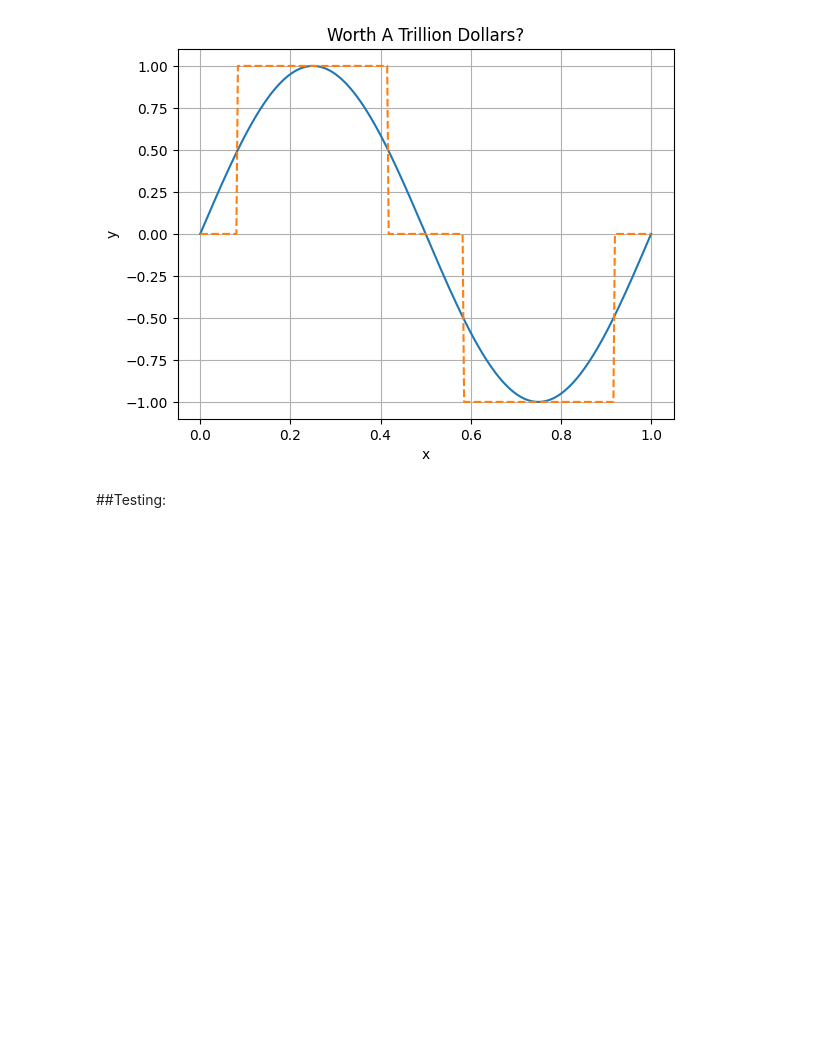
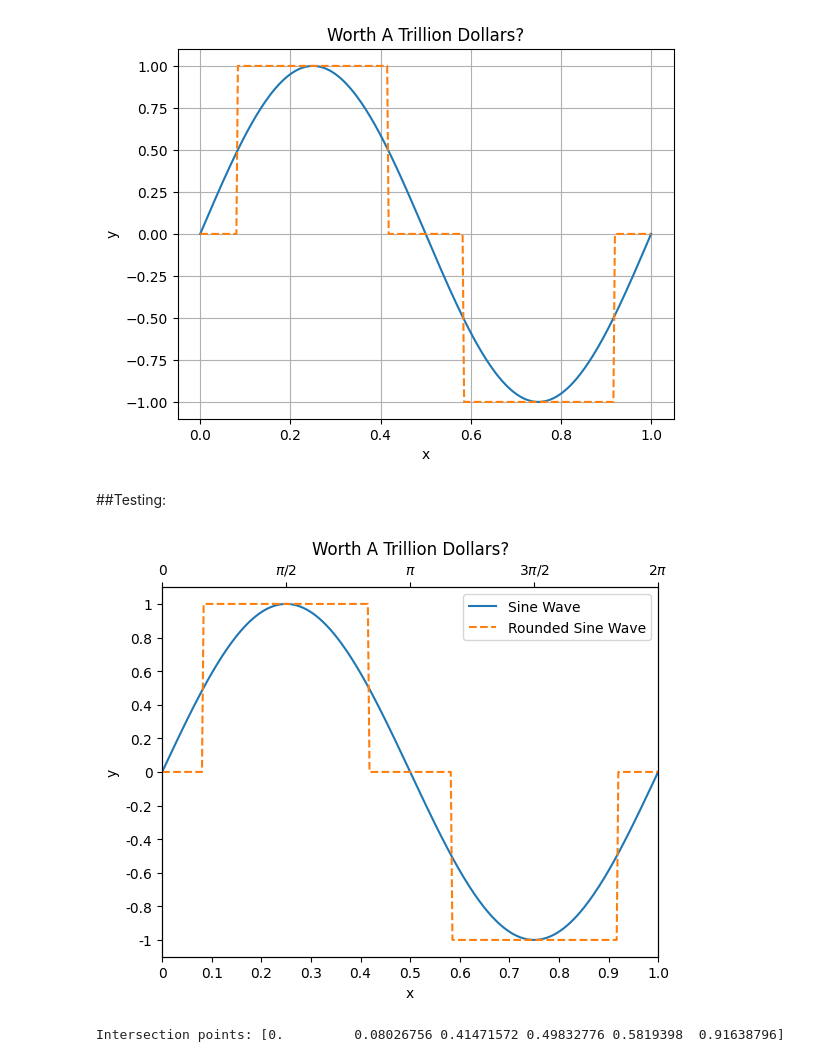
Before and after one commit to walkerjian/dev, a Jupyter notebook: Code_Craft_trillion_dollar_baby.ipynb, the cells around one changed output. Drawn from its saved outputs; the diff is of its cells as text; code cells hidden in the pictures; blank space fills up the shorter version.

```diff
--- a/Code_Craft_trillion_dollar_baby.ipynb
+++ b/Code_Craft_trillion_dollar_baby.ipynb
@@ -30,3 +30,73 @@ plt.show()
 [figure]
 # %% [markdown]
 ##Testing:
+# %%
+# prompt: i want the scale on the above plot to be in sensible fractions of the period 0.1 increments so it includes 1.0 and also another scale on the axis that has fractions of pi such as 0, pi/2, pi, 3pi/2, 2pi
+
+import matplotlib.pyplot as plt
+import numpy as np
+
+x = np.linspace(0.0, 1, 300)
+y = np.sin(2*np.pi*x)
+
+# Round the sine wave values
+y_rounded = np.round(y)
+
+# Create the figure and axes
+fig, ax = plt.subplots()
+
+# Plot the sine wave and rounded sine wave
+ax.plot(x, y, label="Sine Wave")
+ax.plot(x, y_rounded, label="Rounded Sine Wave", linestyle="--")
+
+# Set the x-axis label and y-axis label
+ax.set_xlabel('x')
+ax.set_ylabel('y')
+
+# Set the title of the plot
+ax.set_title('Worth A Trillion Dollars?')
+
+# Add a legend to the plot
+ax.legend()
+
+# Set the x-axis and y-axis limits
+ax.set_xlim(0, 1)
+ax.set_ylim(-1.1, 1.1)
+
+# Set the x-axis and y-axis ticks
+ax.set_xticks(np.linspace(0, 1, 11))
+ax.set_yticks(np.linspace(-1, 1, 11))
+
+# Set the x-axis and y-axis tick labels
+ax.set_xticklabels(['0', '0.1', '0.2', '0.3', '0.4', '0.5', '0.6', '0.7', '0.8', '0.9', '1.0'])
+ax.set_yticklabels(['-1', '-0.8', '-0.6', '-0.4', '-0.2', '0', '0.2', '0.4', '0.6', '0.8', '1'])
+
+# Add a second y-axis to the plot
+ax2 = ax.twiny()
+
+# Set the x-axis limits for the second y-axis
+ax2.set_xlim(0, 2*np.pi)
+
+# Set the x-axis ticks for the second y-axis
+ax2.set_xticks(np.linspace(0, 2*np.pi, 5))
+
+# Set the x-axis tick labels for the second y-axis
+ax2.set_xticklabels(['0', '$\pi/2$', '$\pi$', '$3\pi/2$', '$2\pi$'])
+
+# Show the plot
+plt.show()
+# %% [output]
+[figure, added]
+# %%
+# prompt: can you determine for me the points where the curves intersect
+
+# Get the indices of the intersection points
+intersection_indices = np.argwhere(np.diff(np.sign(y - y_rounded))).flatten()
+
+# Get the x-coordinates of the intersection points
+intersection_points = x[intersection_indices]
+
+# Print the x-coordinates of the intersection points
+print("Intersection points:", intersection_points)
+# %% [output]
+Intersection points: [0.         0.08026756 0.41471572 0.49832776 0.5819398  0.91638796]
```
